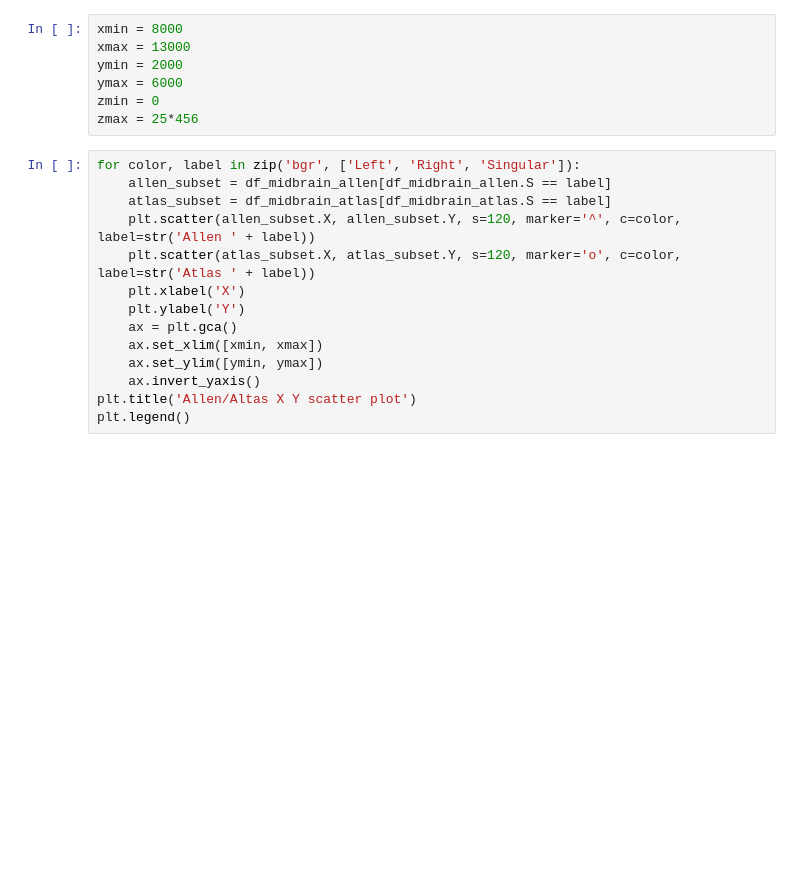
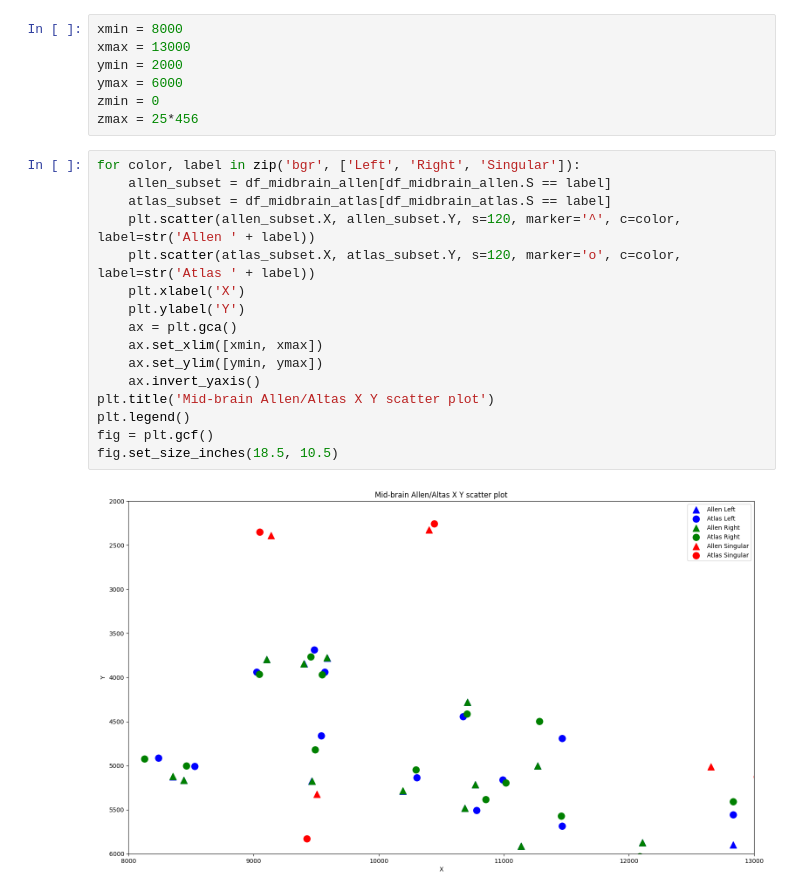
Before and after one commit to BrainSharer/pipeline, a Jupyter notebook: src/atlas/notebooks/allen.atlas.comparison.ipynb, the cells around one changed output. Cells and saved outputs as stored; diff of their text form; blank space fills up the shorter version.

```diff
--- a/src/atlas/notebooks/allen.atlas.comparison.ipynb
+++ b/src/atlas/notebooks/allen.atlas.comparison.ipynb
@@ -68,17 +72,21 @@ zmax = 25*456
 # %%
 for color, label in zip('bgr', ['Left', 'Right', 'Singular']):
     allen_subset = df_midbrain_allen[df_midbrain_allen.S == label]
     atlas_subset = df_midbrain_atlas[df_midbrain_atlas.S == label]
     plt.scatter(allen_subset.X, allen_subset.Y, s=120, marker='^', c=color, label=str('Allen ' + label))
     plt.scatter(atlas_subset.X, atlas_subset.Y, s=120, marker='o', c=color, label=str('Atlas ' + label))
     plt.xlabel('X')
     plt.ylabel('Y')
     ax = plt.gca()
     ax.set_xlim([xmin, xmax])
     ax.set_ylim([ymin, ymax])
     ax.invert_yaxis()
-plt.title('Allen/Altas X Y scatter plot')
+plt.title('Mid-brain Allen/Altas X Y scatter plot')
 plt.legend()
+fig = plt.gcf()
+fig.set_size_inches(18.5, 10.5)
+# %% [output]
+[figure, added]
 # %%
 for color, label in zip('bgr', ['Left', 'Right', 'Singular']):
     allen_subset = df_midbrain_allen[df_midbrain_allen.S == label]
```
Also changed, not shown: parts of 16 cells of this notebook, 19 other files.
